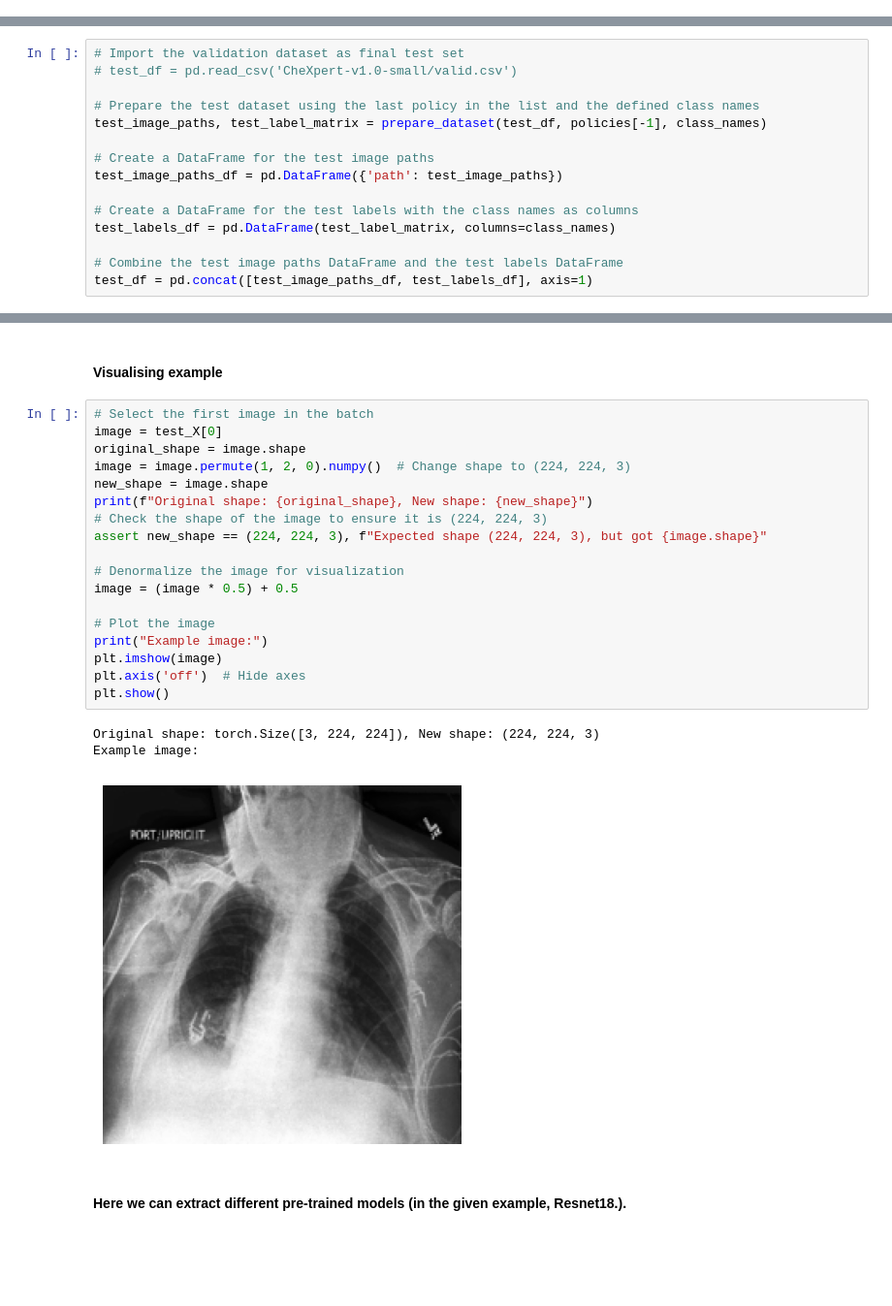
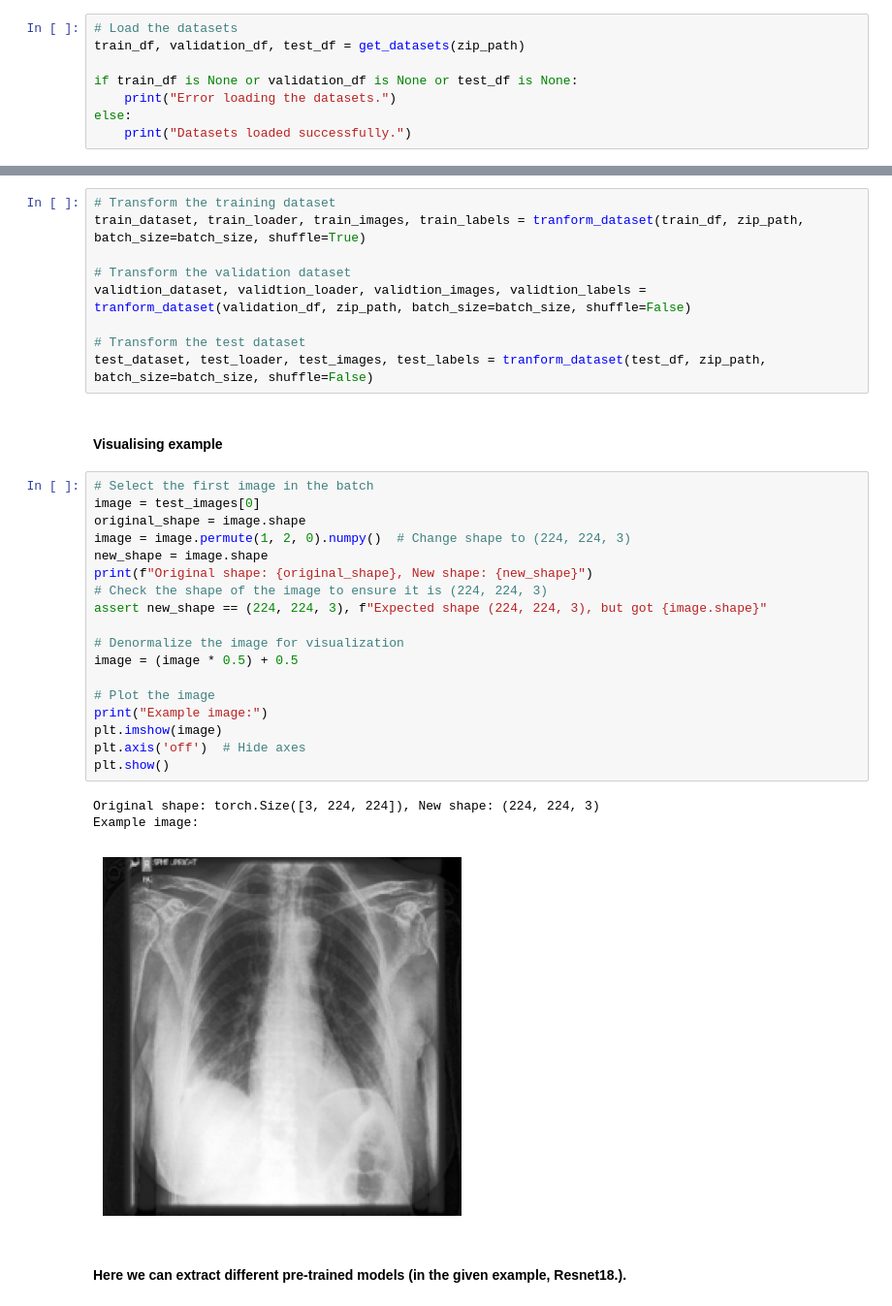
Before and after one commit to BarGinger/ExplainableAIRadiology, a Jupyter notebook: train_model.ipynb, the cells around one changed output, grey strips where cells are left out. Shown at 97% size. Cells and saved outputs as stored; diff of their text form; blank space fills up the shorter version.

```diff
--- a/train_model.ipynb
+++ b/train_model.ipynb
@@ -116,0 +138,8 @@ train_df, validation_df = split_train_val(original_train_df, policies[-1], class
+# %%
+# Load the datasets
+train_df, validation_df, test_df = get_datasets(zip_path)
+
+if train_df is None or validation_df is None or test_df is None:
+    print("Error loading the datasets.")
+else:
+    print("Datasets loaded successfully.")
@@ -182,15 +190,0 @@ dtype: object
-# %%
-# Import the validation dataset as final test set
-# test_df = pd.read_csv('CheXpert-v1.0-small/valid.csv')
-
-# Prepare the test dataset using the last policy in the list and the defined class names
-test_image_paths, test_label_matrix = prepare_dataset(test_df, policies[-1], class_names)
-
-# Create a DataFrame for the test image paths
-test_image_paths_df = pd.DataFrame({'path': test_image_paths})
-
-# Create a DataFrame for the test labels with the class names as columns
-test_labels_df = pd.DataFrame(test_label_matrix, columns=class_names)
-
-# Combine the test image paths DataFrame and the test labels DataFrame
-test_df = pd.concat([test_image_paths_df, test_labels_df], axis=1)
@@ -249,27 +215,36 @@ test_X, test_Y = next(iter(valid_loader))
+# %%
+# Transform the training dataset
+train_dataset, train_loader, train_images, train_labels = tranform_dataset(train_df, zip_path, batch_size=batch_size, shuffle=True)
+
+# Transform the validation dataset
+validtion_dataset, validtion_loader, validtion_images, validtion_labels = tranform_dataset(validation_df, zip_path, batch_size=batch_size, shuffle=False)
+
+# Transform the test dataset
+test_dataset, test_loader, test_images, test_labels = tranform_dataset(test_df, zip_path, batch_size=batch_size, shuffle=False)
 # %% [markdown]
 #### Visualising example
 # %%
 # Select the first image in the batch
-image = test_X[0]
+image = test_images[0]
 original_shape = image.shape
 image = image.permute(1, 2, 0).numpy()  # Change shape to (224, 224, 3)
 new_shape = image.shape
 print(f"Original shape: {original_shape}, New shape: {new_shape}")
 # Check the shape of the image to ensure it is (224, 224, 3)
 assert new_shape == (224, 224, 3), f"Expected shape (224, 224, 3), but got {image.shape}"
 
 # Denormalize the image for visualization
 image = (image * 0.5) + 0.5
 
 # Plot the image
 print("Example image:")
 plt.imshow(image)
 plt.axis('off')  # Hide axes
 plt.show()
 # %% [output]
 Original shape: torch.Size([3, 224, 224]), New shape: (224, 224, 3)
 Example image:
-[figure, old version]
+[figure, new version]
 # %% [markdown]
 #### Here we can extract different pre-trained models (in the given example, Resnet18.).
 # %%
```
Also changed, not shown: parts of 30 cells of this notebook, 3 other files.
